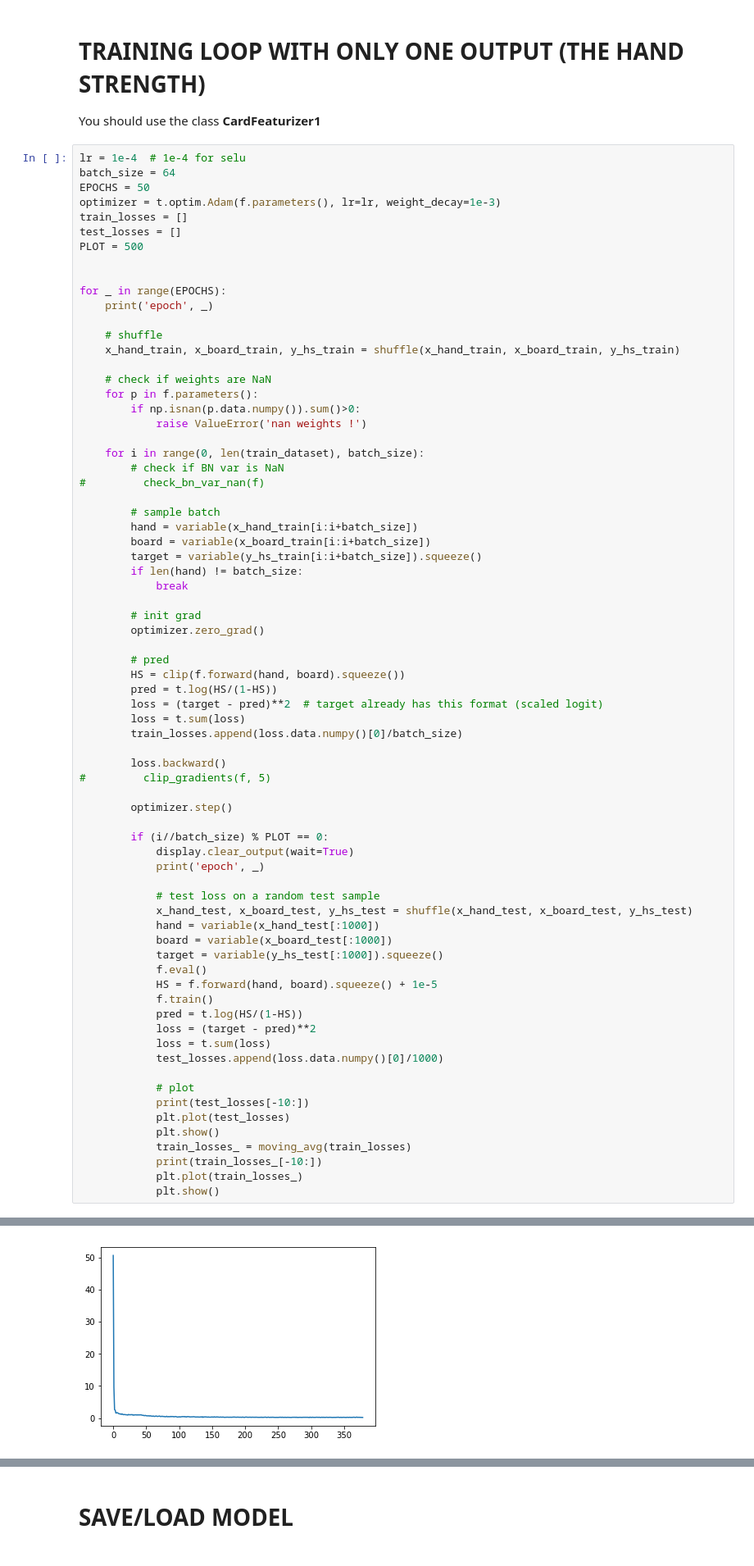
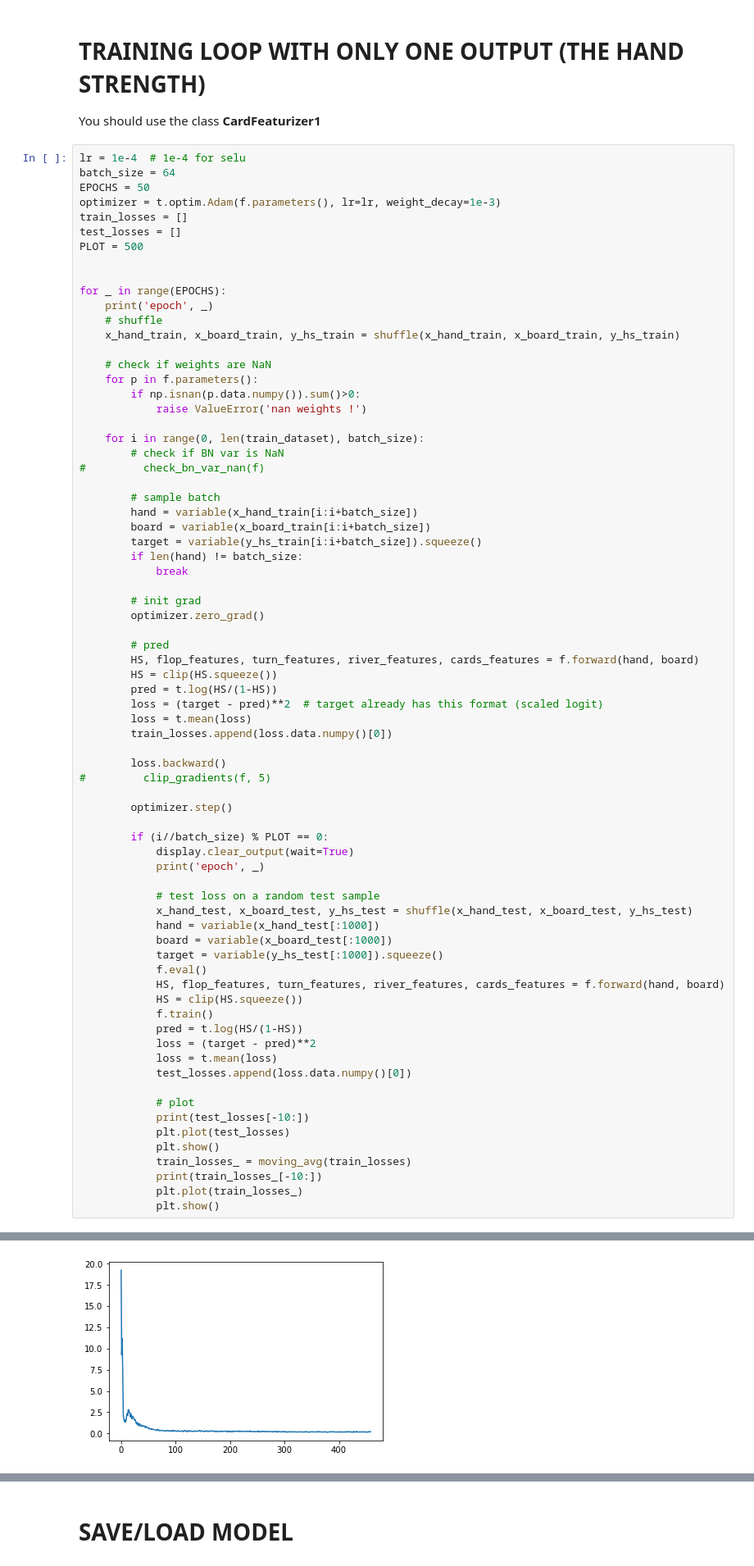
Before and after one commit to dhfromkorea/nfsp-poker, a Jupyter notebook: Programs/train card featurizer.ipynb, the cells around one changed output, grey strips where cells are left out. Shown at 82% size. Drawn from its saved outputs; the diff is of its cells as text.

```diff
--- a/Programs/train card featurizer.ipynb
+++ b/Programs/train card featurizer.ipynb
@@ -155,7 +155,6 @@ PLOT = 500
 
 for _ in range(EPOCHS):
     print('epoch', _)
-
     # shuffle
     x_hand_train, x_board_train, y_hs_train = shuffle(x_hand_train, x_board_train, y_hs_train)
 
@@ -179,11 +178,12 @@ for _ in range(EPOCHS):
         optimizer.zero_grad()
 
         # pred
-        HS = clip(f.forward(hand, board).squeeze())
+        HS, flop_features, turn_features, river_features, cards_features = f.forward(hand, board)
+        HS = clip(HS.squeeze())
         pred = t.log(HS/(1-HS))
         loss = (target - pred)**2  # target already has this format (scaled logit)
-        loss = t.sum(loss)
-        train_losses.append(loss.data.numpy()[0]/batch_size)
+        loss = t.mean(loss)
+        train_losses.append(loss.data.numpy()[0])
 
         loss.backward()
 #         clip_gradients(f, 5)
@@ -200,12 +200,13 @@ for _ in range(EPOCHS):
             board = variable(x_board_test[:1000])
             target = variable(y_hs_test[:1000]).squeeze()
             f.eval()
-            HS = f.forward(hand, board).squeeze() + 1e-5
+            HS, flop_features, turn_features, river_features, cards_features = f.forward(hand, board)
+            HS = clip(HS.squeeze())
             f.train()
             pred = t.log(HS/(1-HS))
             loss = (target - pred)**2
-            loss = t.sum(loss)
-            test_losses.append(loss.data.numpy()[0]/1000)
+            loss = t.mean(loss)
+            test_losses.append(loss.data.numpy()[0])
 
             # plot
             print(test_losses[-10:])
@@ -221 +222 @@ epoch 14
-[figure, old version]
+[figure, new version]
```
Also changed, not shown: parts of 1 cell of this notebook, 6 other files.
